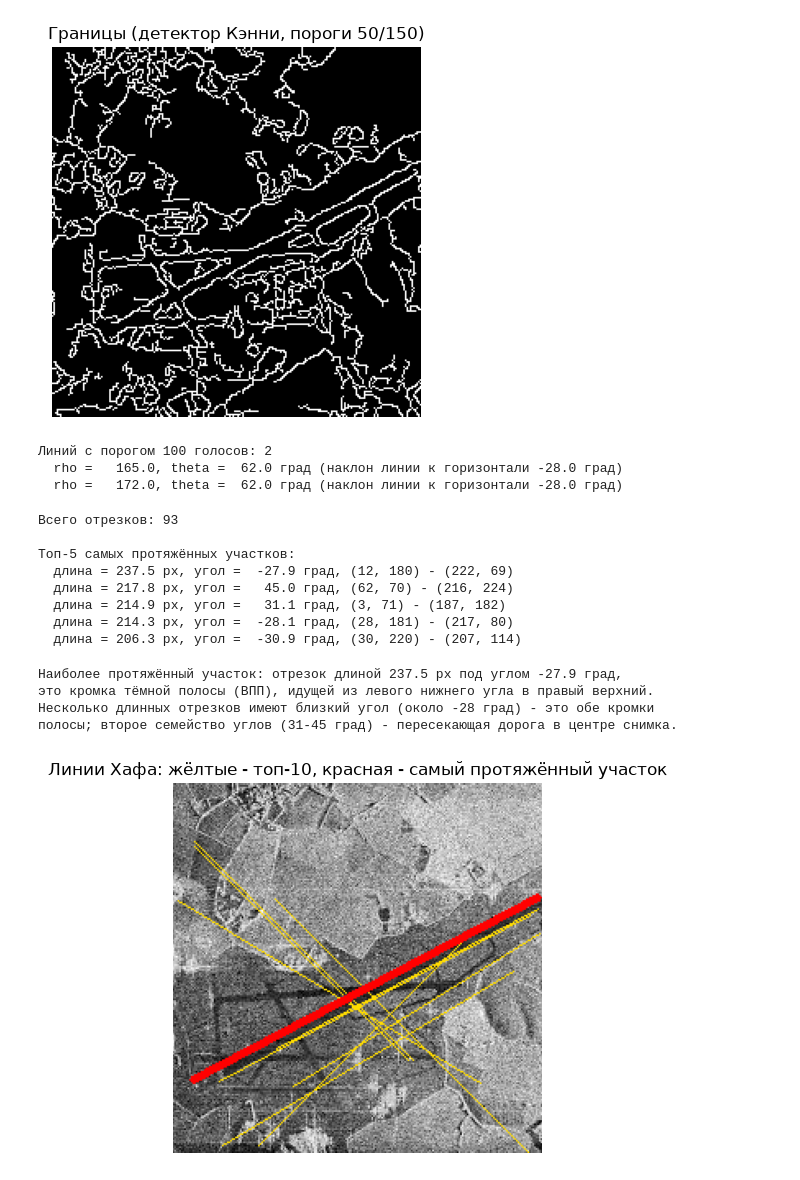
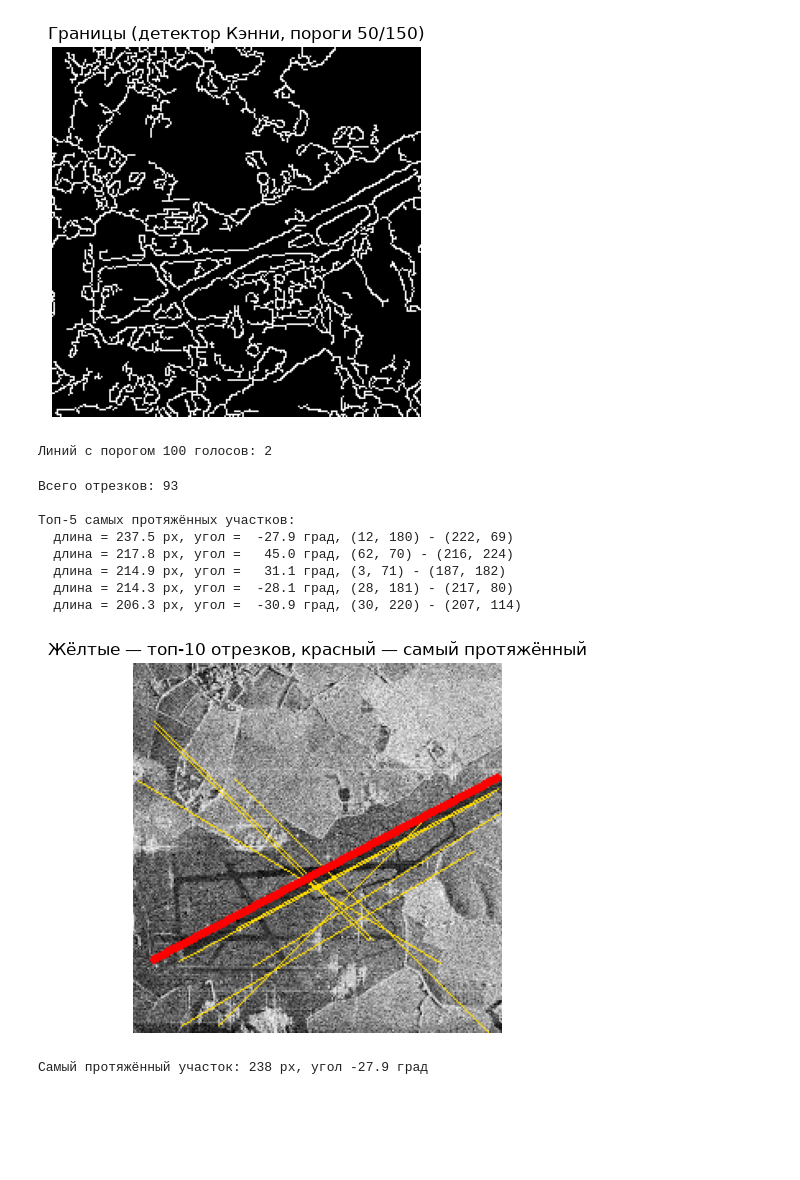
Before and after one commit to seiftnesse/unn_labs, a Jupyter notebook: lab3/DE_IP_2024_Task_3_solution.ipynb, the cells around one changed output. Saved outputs shown, nothing was run; the diff lists cells and outputs as text; code cells hidden in the pictures; blank space fills up the shorter version.

```diff
--- a/lab3/DE_IP_2024_Task_3_solution.ipynb
+++ b/lab3/DE_IP_2024_Task_3_solution.ipynb
@@ -68,18 +54,10 @@ plt.show()
 Граничных точек после Кэнни: 6935
 [figure]
 # %%
-# классический Хаф: линии с максимумами голосов в аккумуляторе (порог 100 голосов)
 lines = cv2.HoughLines(edges, 1, np.pi / 180, 100)
 print('Линий с порогом 100 голосов:', len(lines))
-
-for line in lines:
-    rho, theta = line[0]
-    print('  rho = %7.1f, theta = %5.1f град (наклон линии к горизонтали %.1f град)'
-          % (rho, math.degrees(theta), math.degrees(theta) - 90))
 # %% [output]
 Линий с порогом 100 голосов: 2
-  rho =   165.0, theta =  62.0 град (наклон линии к горизонтали -28.0 град)
-  rho =   172.0, theta =  62.0 град (наклон линии к горизонтали -28.0 град)
 # %%
 # вероятностный Хаф: отрезки (x1, y1, x2, y2)
 segments = cv2.HoughLinesP(edges, 1, np.pi / 180, threshold=40,
@@ -104,30 +82,22 @@ for idx in order[:5]:
   длина = 214.3 px, угол =  -28.1 град, (28, 181) - (217, 80)
   длина = 206.3 px, угол =  -30.9 град, (30, 220) - (207, 114)
 # %%
-# самый протяжённый участок и остальные длинные отрезки на исходном изображении
 best_idx = int(np.argmax(lengths))
 
 vis = cv2.cvtColor(image, cv2.COLOR_BGR2RGB)
-for idx in order[:10]:                     # топ-10 отрезков - жёлтым
+for idx in order[:10]:
     x1, y1, x2, y2 = segments[idx]
     cv2.line(vis, (int(x1), int(y1)), (int(x2), int(y2)), (255, 220, 0), 1)
-x1, y1, x2, y2 = segments[best_idx]        # самый длинный - красным
+x1, y1, x2, y2 = segments[best_idx]
 cv2.line(vis, (int(x1), int(y1)), (int(x2), int(y2)), (255, 0, 0), 3)
 
 plt.imshow(vis)
-plt.title('Линии Хафа: жёлтые - топ-10, красная - самый протяжённый участок')
+plt.title('Жёлтые — топ-10 отрезков, красный — самый протяжённый')
 plt.axis('off')
 plt.show()
 
-print('Наиболее протяжённый участок: отрезок длиной %.1f px под углом %.1f град,'
-      % (lengths[best_idx], angles[best_idx]))
-print('это кромка тёмной полосы (ВПП), идущей из левого нижнего угла в правый верхний.')
-print('Несколько длинных отрезков имеют близкий угол (около -28 град) - это обе кромки')
-print('полосы; второе семейство углов (31-45 град) - пересекающая дорога в центре снимка.')
+print('Самый протяжённый участок: %.0f px, угол %.1f град' % (lengths[best_idx], angles[best_idx]))
 # %% [output]
+[figure, new version]
-Наиболее протяжённый участок: отрезок длиной 237.5 px под углом -27.9 град,
-это кромка тёмной полосы (ВПП), идущей из левого нижнего угла в правый верхний.
-Несколько длинных отрезков имеют близкий угол (около -28 град) - это обе кромки
-полосы; второе семейство углов (31-45 град) - пересекающая дорога в центре снимка.
+Самый протяжённый участок: 238 px, угол -27.9 град
-[figure, old version]
 # %% [markdown]
```
Also changed, not shown: parts of 12 cells of this notebook, 1 other file.
